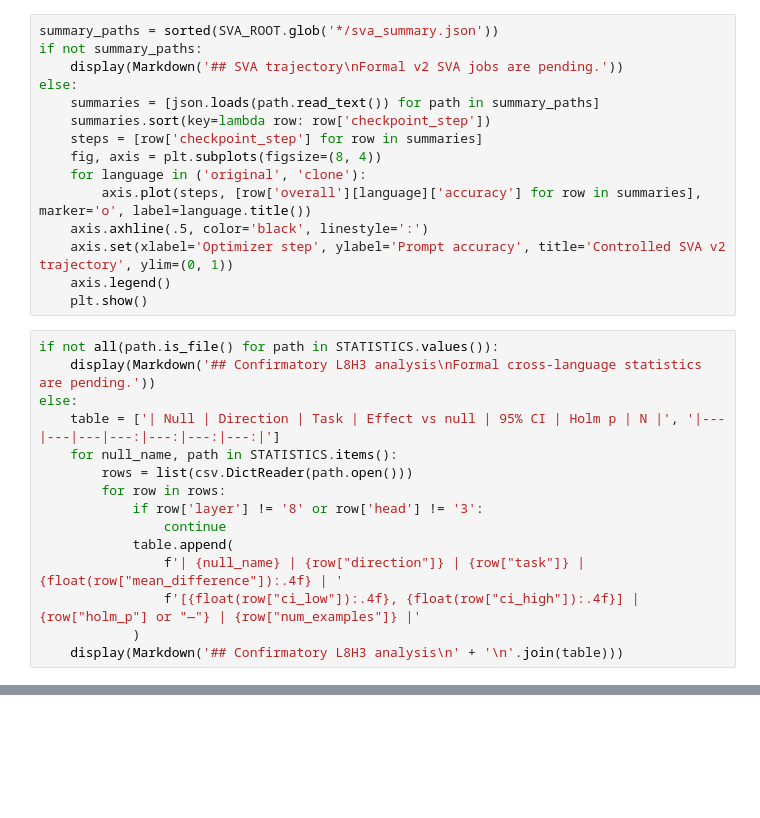
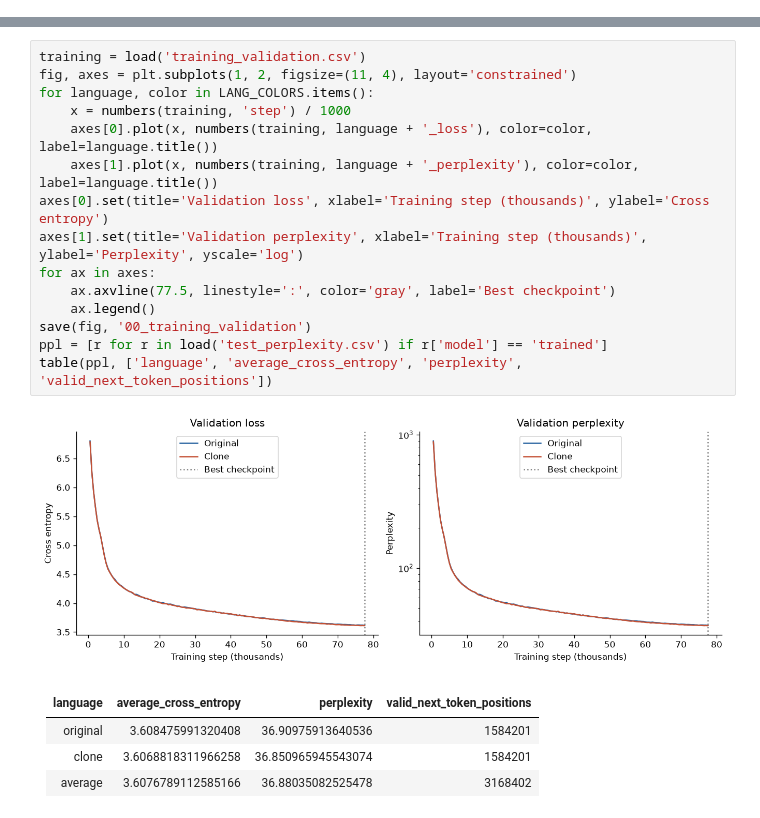
Before and after one commit to jiayi-ji01/mllms-colab, a Jupyter notebook: notebooks/cross_language_dashboard.ipynb, the cells around one changed output, grey strips where cells are left out. Cells and saved outputs as stored; diff of their text form; blank space fills up the shorter version.

Commit message:
Publish cross-language trajectory report

```diff
--- a/notebooks/cross_language_dashboard.ipynb
+++ b/notebooks/cross_language_dashboard.ipynb
@@ -31,30 +0,0 @@ display(Markdown(
-# %%
-summary_paths = sorted(SVA_ROOT.glob('*/sva_summary.json'))
-if not summary_paths:
-    display(Markdown('## SVA trajectory\nFormal v2 SVA jobs are pending.'))
-else:
-    summaries = [json.loads(path.read_text()) for path in summary_paths]
-    summaries.sort(key=lambda row: row['checkpoint_step'])
-    steps = [row['checkpoint_step'] for row in summaries]
-    fig, axis = plt.subplots(figsize=(8, 4))
-    for language in ('original', 'clone'):
-        axis.plot(steps, [row['overall'][language]['accuracy'] for row in summaries], marker='o', label=language.title())
-    axis.axhline(.5, color='black', linestyle=':')
-    axis.set(xlabel='Optimizer step', ylabel='Prompt accuracy', title='Controlled SVA v2 trajectory', ylim=(0, 1))
-    axis.legend()
-    plt.show()
-# %%
-if not all(path.is_file() for path in STATISTICS.values()):
-    display(Markdown('## Confirmatory L8H3 analysis\nFormal cross-language statistics are pending.'))
-else:
-    table = ['| Null | Direction | Task | Effect vs null | 95% CI | Holm p | N |', '|---|---|---|---:|---:|---:|---:|']
-    for null_name, path in STATISTICS.items():
-        rows = list(csv.DictReader(path.open()))
-        for row in rows:
-            if row['layer'] != '8' or row['head'] != '3':
-                continue
-            table.append(
-                f'| {null_name} | {row["direction"]} | {row["task"]} | {float(row["mean_difference"]):.4f} | '
-                f'[{float(row["ci_low"]):.4f}, {float(row["ci_high"]):.4f}] | {row["holm_p"] or "—"} | {row["num_examples"]} |'
-            )
-    display(Markdown('## Confirmatory L8H3 analysis\n' + '\n'.join(table)))
@@ -60,0 +88,22 @@ else:
+# %%
+training = load('training_validation.csv')
+fig, axes = plt.subplots(1, 2, figsize=(11, 4), layout='constrained')
+for language, color in LANG_COLORS.items():
+    x = numbers(training, 'step') / 1000
+    axes[0].plot(x, numbers(training, language + '_loss'), color=color, label=language.title())
+    axes[1].plot(x, numbers(training, language + '_perplexity'), color=color, label=language.title())
+axes[0].set(title='Validation loss', xlabel='Training step (thousands)', ylabel='Cross entropy')
+axes[1].set(title='Validation perplexity', xlabel='Training step (thousands)', ylabel='Perplexity', yscale='log')
+for ax in axes:
+    ax.axvline(77.5, linestyle=':', color='gray', label='Best checkpoint')
+    ax.legend()
+save(fig, '00_training_validation')
+ppl = [r for r in load('test_perplexity.csv') if r['model'] == 'trained']
+table(ppl, ['language', 'average_cross_entropy', 'perplexity', 'valid_next_token_positions'])
+# %% [output]
+[figure, added]
+| language | average_cross_entropy | perplexity | valid_next_token_positions |
+|---|---|---|---|
+| original | 3.608475991320408 | 36.90975913640536 | 1584201 |
+| clone | 3.6068818311966258 | 36.850965945543074 | 1584201 |
+| average | 3.6076789112585166 | 36.88035082525478 | 3168402 |
```
Also changed, not shown: parts of 21 cells of this notebook, 5 other files.
